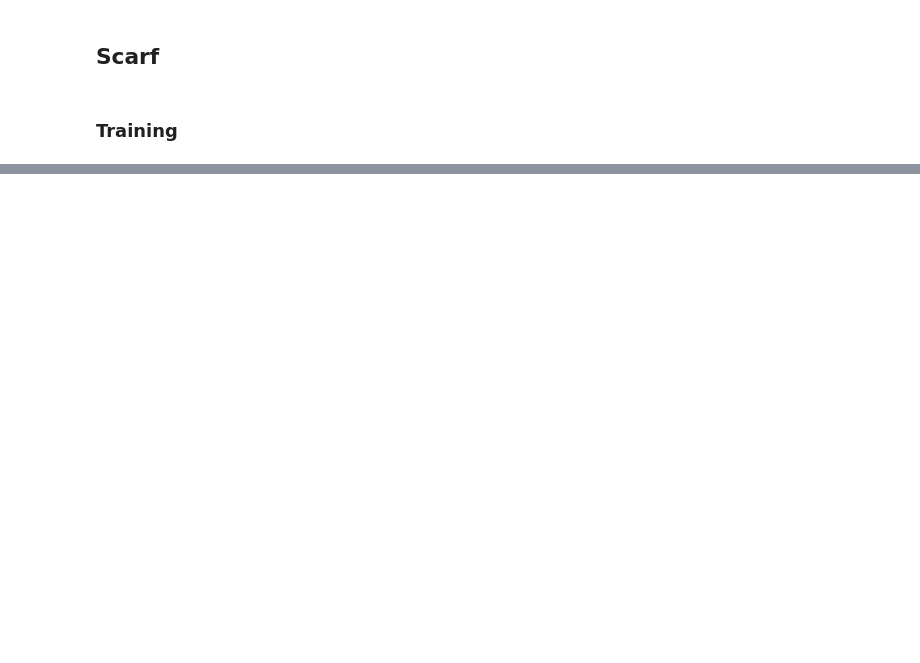
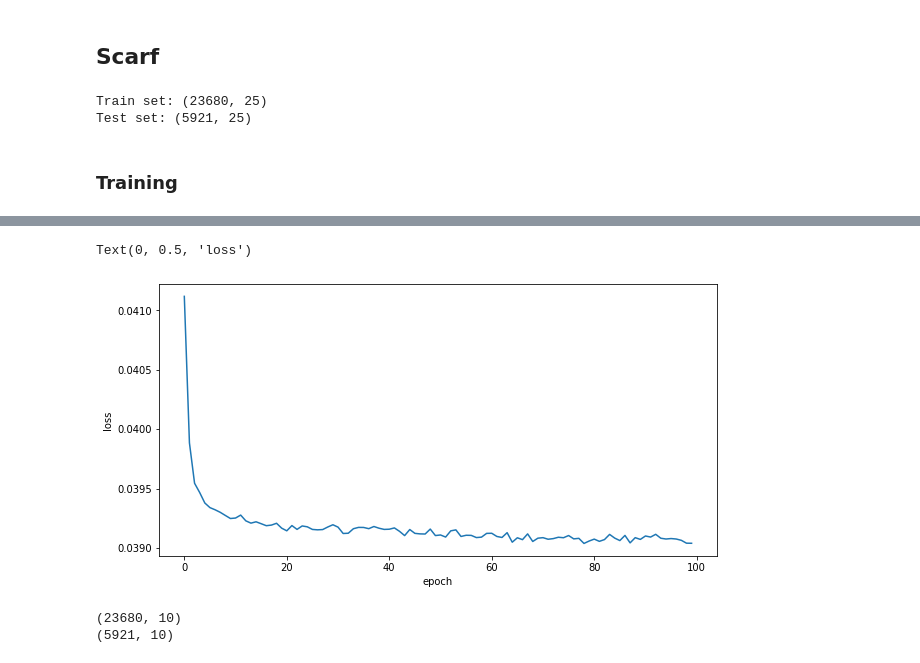
Before and after one commit to huuthieu/fedonce-ssl, a Jupyter notebook: uci_features.ipynb, the cells around one changed output, grey strips where cells are left out. Drawn from its saved outputs; the diff is of its cells as text; code cells hidden in the pictures; blank space fills up the shorter version.

```diff
--- a/uci_features.ipynb
+++ b/uci_features.ipynb
@@ -39,16 +58,19 @@ x_train_val = np.concatenate(xs_train_val, axis=1)
 x_test = np.concatenate(xs_test, axis=1)
 
 # to torch dataset
-train_ds = SCARFDataset(x_train_val.to_numpy(), y_train_val.to_numpy())
-test_ds = SCARFDataset(x_test.to_numpy(), y_test.to_numpy())
+train_ds = SCARFDataset(x_train_val, y_train_val)
+test_ds = SCARFDataset(x_test, y_test)
 
 print(f"Train set: {train_ds.shape}")
 print(f"Test set: {test_ds.shape}")
+# %% [output]
+Train set: (23680, 25)
+Test set: (5921, 25)
 # %% [markdown]
 ### Training
 # %%
 batch_size = 128
-epochs = 2000
+epochs = 100
 device = get_device()
 
 train_loader = DataLoader(train_ds, batch_size=batch_size, shuffle=True)
@@ -57,9 +79,9 @@ model = SCARF(
     input_dim=train_ds.shape[1],
     features_low=train_ds.features_low,
     features_high=train_ds.features_high,
-    dim_hidden_encoder=8,
+    dim_hidden_encoder=10,
     num_hidden_encoder=3,
-    dim_hidden_head=24,
+    dim_hidden_head=50,
     num_hidden_head=2,
     corruption_rate=0.6,
     dropout=0.1,
@@ -82,3 +104,4 @@ fig, ax = plt.subplots(figsize=(10, 5))
 ax.plot(loss_history)
 ax.set_xlabel("epoch")
 ax.set_ylabel("loss")
+# %% [output]
@@ -85,3 +109,5 @@ ax.set_ylabel("loss")
+Text(0, 0.5, 'loss')
+[figure, added]
 # %%
 train_loader = DataLoader(train_ds, batch_size=batch_size, shuffle=False)
 test_loader = DataLoader(test_ds, batch_size=batch_size, shuffle=False)
@@ -92,6 +118,9 @@ test_embeddings = dataset_embeddings(model, test_loader, device)
 
 print(train_embeddings.shape)
 print(test_embeddings.shape)
+# %% [output]
+(23680, 10)
+(5921, 10)
 # %%
 clf = LogisticRegression()
 
```
Also changed, not shown: parts of 25 cells of this notebook.
